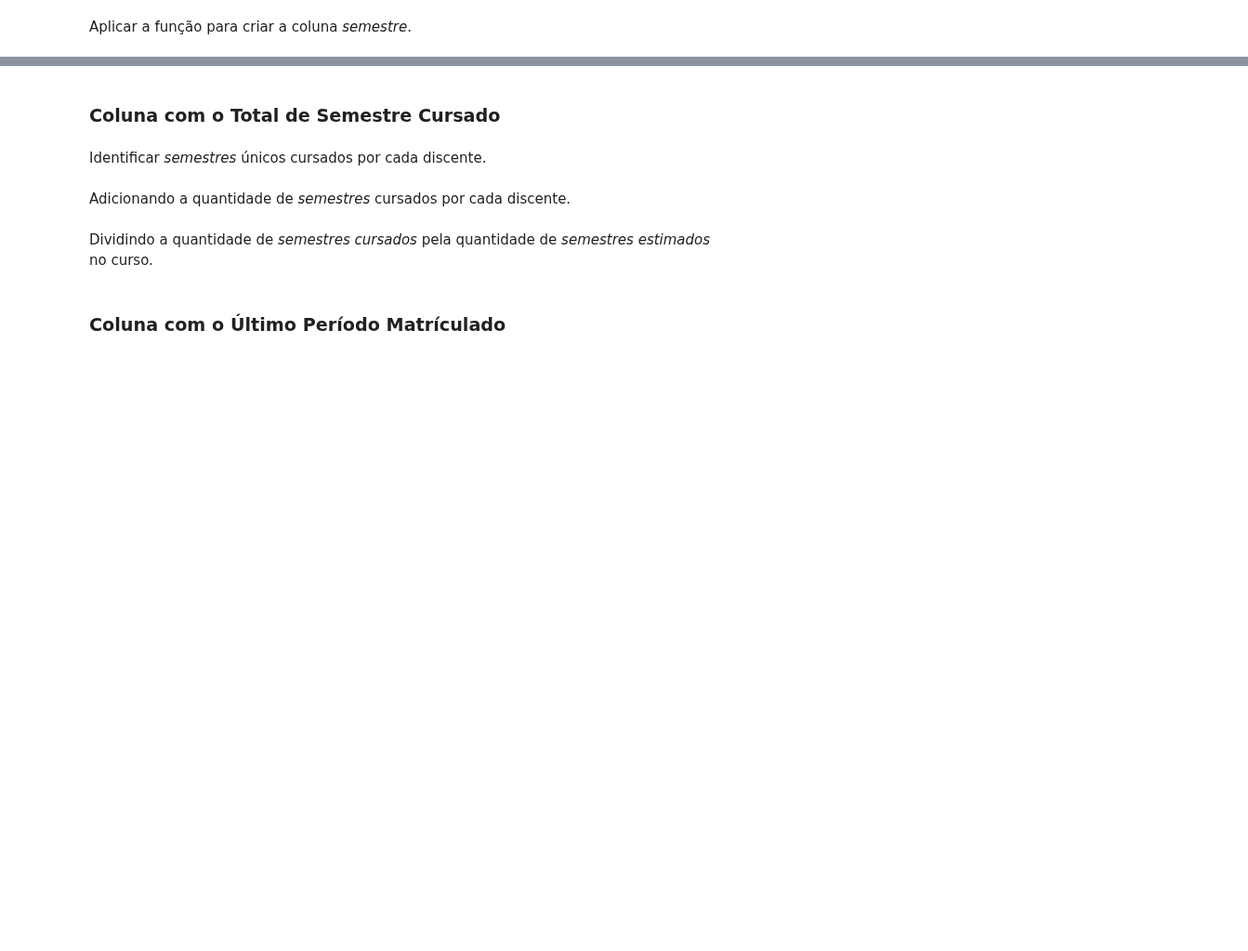
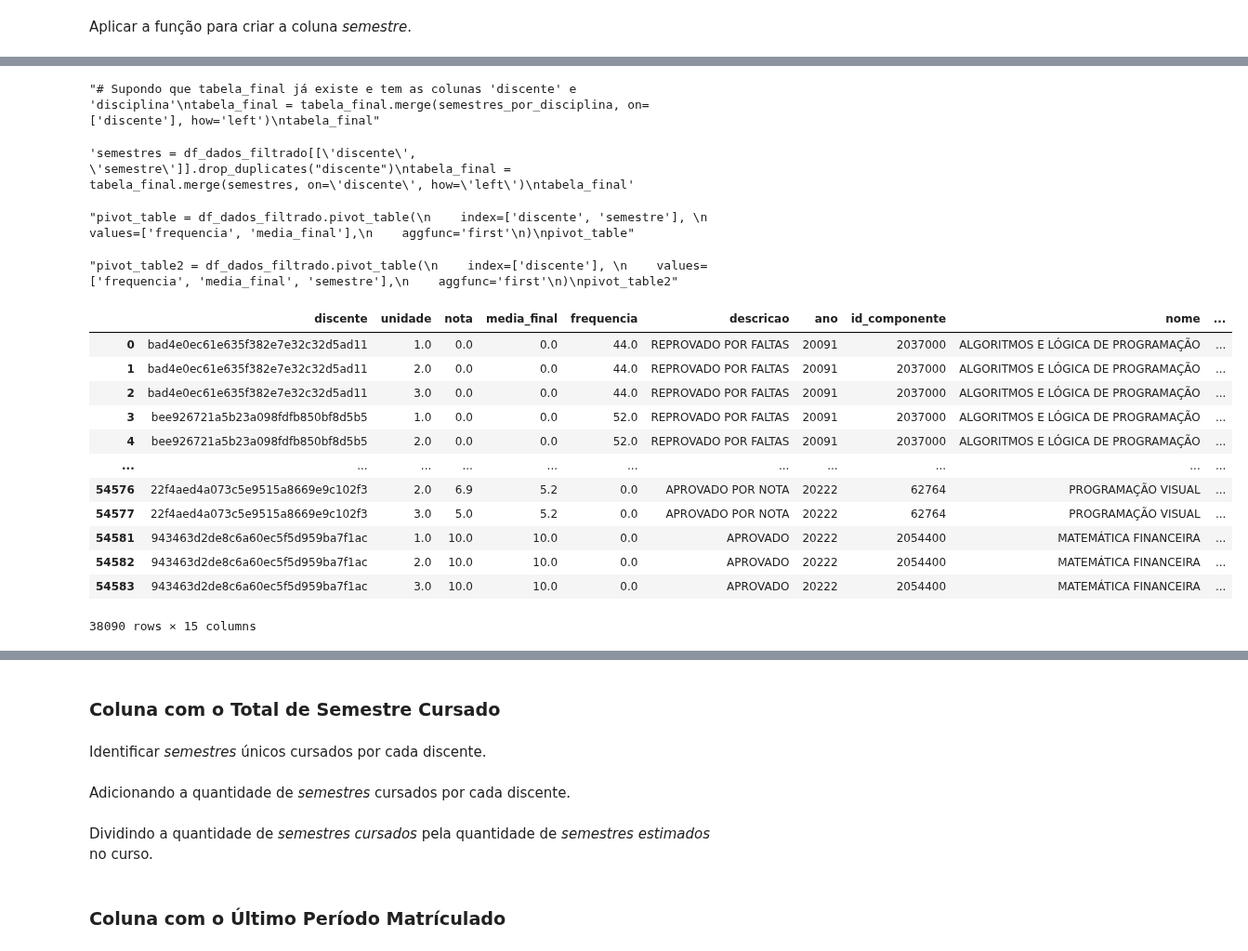
Before and after one commit to wanessabezerra/dataframe-bsi, a Jupyter notebook: dataframe-bsi/dados-extraidos.ipynb, the cells around one changed output, grey strips where cells are left out. Shown at 93% size. Cells and saved outputs as stored; diff of their text form; code cells hidden in the pictures; blank space fills up the shorter version.

```diff
--- a/dataframe-bsi/dados-extraidos.ipynb
+++ b/dataframe-bsi/dados-extraidos.ipynb
@@ -215,7 +290,10 @@ tabela_final = tabela_final.merge(sexo_discente, on='discente', how='left')
 # %% [markdown]
 Alterando o conteúdo da coluna *status*.
 # %%
-df_dados_filtrado['status'] = df_dados_filtrado['status'].replace({'CANCELADO': -1, 'ATIVO': 0, 'ATIVO - FORMANDO': 0,'FORMADO': 1,'CONCLUÍDO': 1})
+df_dados_filtrado['status'] = df_dados_filtrado['status'].replace({
+    'CANCELADO': -1,
+    'ATIVO': 0, 'ATIVO - FORMANDO': 0,
+    'FORMADO': 1,'CONCLUÍDO': 1})
 # %% [markdown]
 Adicionando o *status* para cada discente.
 # %%
@@ -224,17 +316,0 @@ tabela_final = tabela_final.merge(status_discente, on='discente', how='left')
-# %%
-# Criar cópia do DataFrame para evitar o aviso SettingWithCopyWarning
-df_dados_filtrado = df_dados_filtrado.copy()
-
-# Inicializar a nova coluna com valores padrão
-df_dados_filtrado['nota_1'] = pd.NA
-df_dados_filtrado['nota_2'] = pd.NA
-df_dados_filtrado['nota_3'] = pd.NA
-
-# Preencher as novas colunas com os valores das notas correspondentes à unidade
-df_dados_filtrado.loc[df_dados_filtrado['unidade'] == 1, 'nota_1'] = df_dados_filtrado['nota']
-df_dados_filtrado.loc[df_dados_filtrado['unidade'] == 2, 'nota_2'] = df_dados_filtrado['nota']
-df_dados_filtrado.loc[df_dados_filtrado['unidade'] == 3, 'nota_3'] = df_dados_filtrado['nota']
-
-# Mesclar as colunas de notas na tabela final
-tabela_final = tabela_final.merge(df_dados_filtrado[['discente', 'nota_1', 'nota_2', 'nota_3']], on='discente', how='left')
-tabela_final
@@ -334,5 +414,5 @@ def calcular_semestre(ano_ingresso, ano_cursado):
 # %% [markdown]
 Corrigir os valores das colunas *ano_ingresso* e *ano*.
 # %%
-df_dados_filtrado['ano_ingresso'] = df_dados_filtrado['ano_ingresso'].astype(str)
-df_dados_filtrado['ano'] = df_dados_filtrado['ano'].astype(str)
+"""df_dados_filtrado['ano_ingresso'] = df_dados_filtrado['ano_ingresso'].astype(str)
+df_dados_filtrado['ano'] = df_dados_filtrado['ano'].astype(str)"""
@@ -339,6 +421,6 @@ df_dados_filtrado['ano'] = df_dados_filtrado['ano'].astype(str)
 # %% [markdown]
 Aplicar a função para criar a coluna *semestre*.
 # %%
-df_dados_filtrado['semestre'] = df_dados_filtrado.apply(
+"""df_dados_filtrado['semestre'] = df_dados_filtrado.apply(
     lambda x: calcular_semestre(x['ano_ingresso'], x['ano']), axis=1
-)
+)"""
@@ -346,0 +440,46 @@ df_dados_filtrado['semestre'] = df_dados_filtrado.apply(
+# %%
+"""# Supondo que tabela_final já existe e tem as colunas 'discente' e 'disciplina'
+tabela_final = tabela_final.merge(semestres_por_disciplina, on=['discente'], how='left')
+tabela_final"""
+# %% [output]
+"# Supondo que tabela_final já existe e tem as colunas 'discente' e 'disciplina'\ntabela_final = tabela_final.merge(semestres_por_disciplina, on=['discente'], how='left')\ntabela_final"
+# %%
+"""semestres = df_dados_filtrado[['discente', 'semestre']].drop_duplicates("discente")
+tabela_final = tabela_final.merge(semestres, on='discente', how='left')
+tabela_final"""
+# %% [output]
+'semestres = df_dados_filtrado[[\'discente\', \'semestre\']].drop_duplicates("discente")\ntabela_final = tabela_final.merge(semestres, on=\'discente\', how=\'left\')\ntabela_final'
+# %%
+"""pivot_table = df_dados_filtrado.pivot_table(
+    index=['discente', 'semestre'],
+    values=['frequencia', 'media_final'],
+    aggfunc='first'
+)
+pivot_table"""
+# %% [output]
+"pivot_table = df_dados_filtrado.pivot_table(\n    index=['discente', 'semestre'], \n    values=['frequencia', 'media_final'],\n    aggfunc='first'\n)\npivot_table"
+# %%
+"""pivot_table2 = df_dados_filtrado.pivot_table(
+    index=['discente'],
+    values=['frequencia', 'media_final', 'semestre'],
+    aggfunc='first'
+)
+pivot_table2"""
+# %% [output]
+"pivot_table2 = df_dados_filtrado.pivot_table(\n    index=['discente'], \n    values=['frequencia', 'media_final', 'semestre'],\n    aggfunc='first'\n)\npivot_table2"
+# %%
+df_dados_filtrado
+# %% [output]
+|  | discente | unidade | nota | media_final | frequencia | descricao | ano | id_componente | nome | ... |
+| 0 | bad4e0ec61e635f382e7e32c32d5ad11 | 1.0 | 0.0 | 0.0 | 44.0 | REPROVADO POR FALTAS | 20091 | 2037000 | ALGORITMOS E LÓGICA DE PROGRAMAÇÃO | ... |
+| 1 | bad4e0ec61e635f382e7e32c32d5ad11 | 2.0 | 0.0 | 0.0 | 44.0 | REPROVADO POR FALTAS | 20091 | 2037000 | ALGORITMOS E LÓGICA DE PROGRAMAÇÃO | ... |
+| 2 | bad4e0ec61e635f382e7e32c32d5ad11 | 3.0 | 0.0 | 0.0 | 44.0 | REPROVADO POR FALTAS | 20091 | 2037000 | ALGORITMOS E LÓGICA DE PROGRAMAÇÃO | ... |
+| 3 | bee926721a5b23a098fdfb850bf8d5b5 | 1.0 | 0.0 | 0.0 | 52.0 | REPROVADO POR FALTAS | 20091 | 2037000 | ALGORITMOS E LÓGICA DE PROGRAMAÇÃO | ... |
+| 4 | bee926721a5b23a098fdfb850bf8d5b5 | 2.0 | 0.0 | 0.0 | 52.0 | REPROVADO POR FALTAS | 20091 | 2037000 | ALGORITMOS E LÓGICA DE PROGRAMAÇÃO | ... |
+| ... | ... | ... | ... | ... | ... | ... | ... | ... | ... | ... |
+| 54576 | 22f4aed4a073c5e9515a8669e9c102f3 | 2.0 | 6.9 | 5.2 | 0.0 | APROVADO POR NOTA | 20222 | 62764 | PROGRAMAÇÃO VISUAL | ... |
+| 54577 | 22f4aed4a073c5e9515a8669e9c102f3 | 3.0 | 5.0 | 5.2 | 0.0 | APROVADO POR NOTA | 20222 | 62764 | PROGRAMAÇÃO VISUAL | ... |
+| 54581 | 943463d2de8c6a60ec5f5d959ba7f1ac | 1.0 | 10.0 | 10.0 | 0.0 | APROVADO | 20222 | 2054400 | MATEMÁTICA FINANCEIRA | ... |
+| 54582 | 943463d2de8c6a60ec5f5d959ba7f1ac | 2.0 | 10.0 | 10.0 | 0.0 | APROVADO | 20222 | 2054400 | MATEMÁTICA FINANCEIRA | ... |
+| 54583 | 943463d2de8c6a60ec5f5d959ba7f1ac | 3.0 | 10.0 | 10.0 | 0.0 | APROVADO | 20222 | 2054400 | MATEMÁTICA FINANCEIRA | ... |
+38090 rows × 15 columns
```
Also changed, not shown: parts of 52 cells of this notebook.
